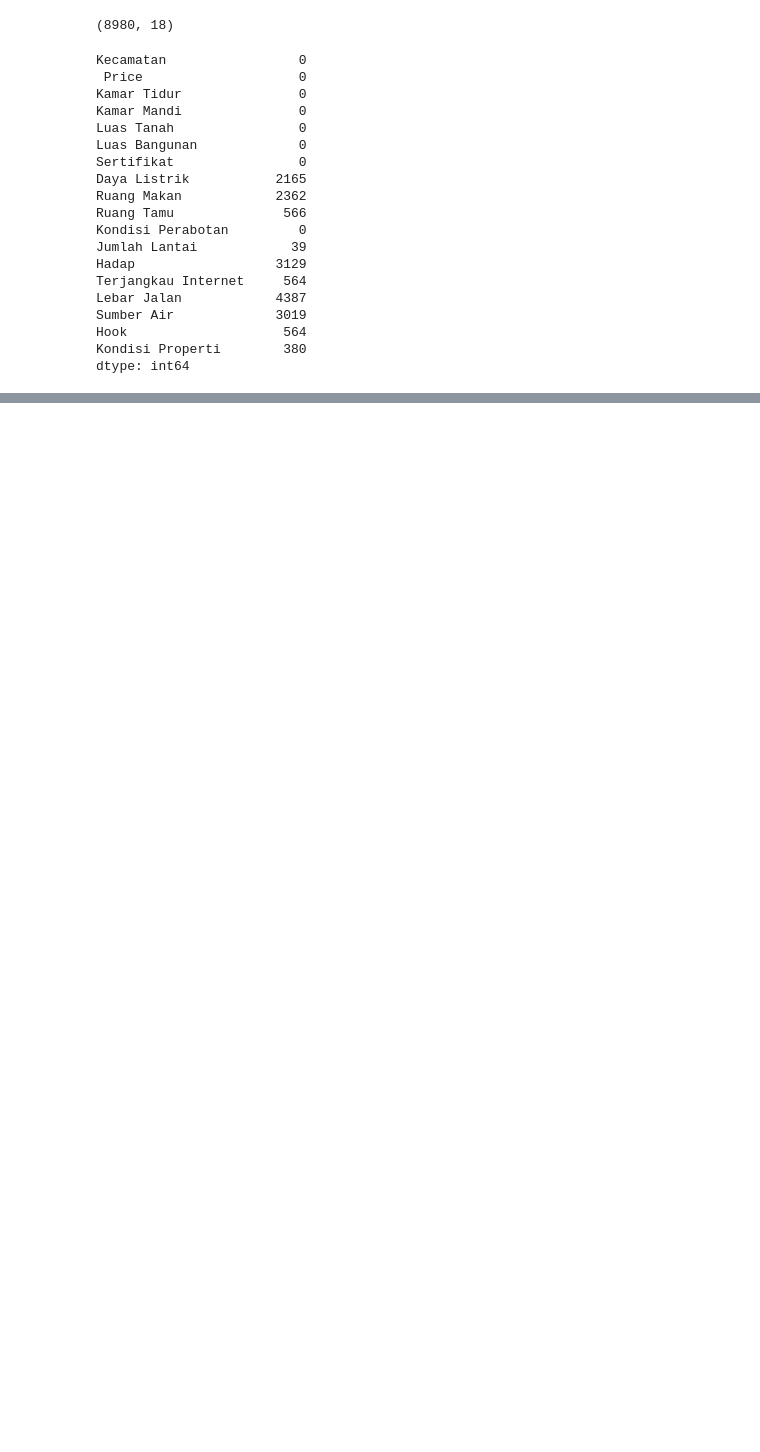
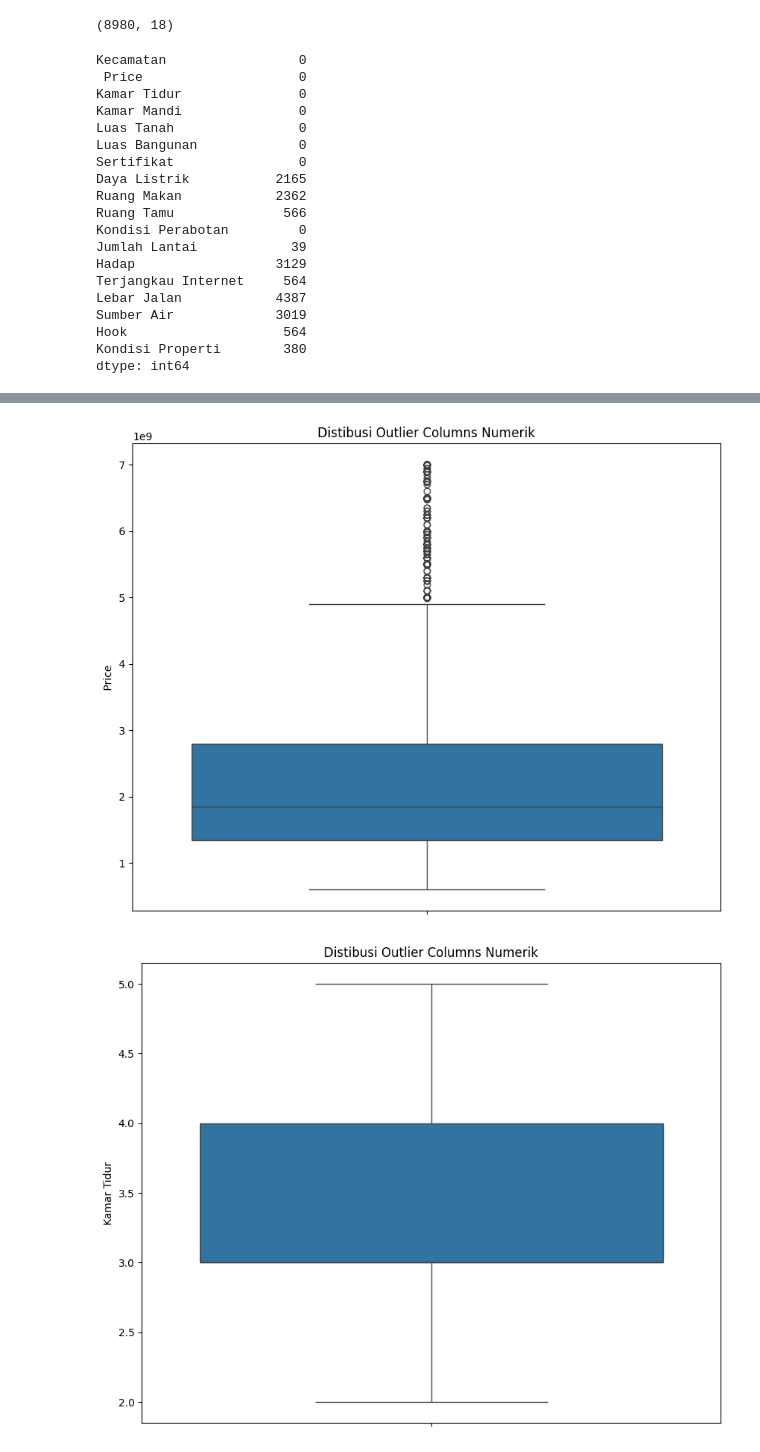
Before and after one commit to ghatpreneur/Pacman-Study-Case, a Jupyter notebook: House Surabaya/house surabaya.ipynb, the cells around one changed output, grey strips where cells are left out. Drawn from its saved outputs; the diff is of its cells as text; code cells hidden in the pictures; blank space fills up the shorter version.

```diff
--- a/House Surabaya/house surabaya.ipynb
+++ b/House Surabaya/house surabaya.ipynb
@@ -52,0 +694,12 @@ dtype: int64
+# %%
+# Cari IQR dan BATAS MAXIMUM
+IQR = Q3 - Q1
+max_bound = Q3 + 1.5*IQR
+min_bound = Q1 - 1.5*IQR
+
+min_bound_cleaned = min_bound.clip(lower=0)
+
+# Sekarang cetak hasilnya
+print(f"IQR:\n{IQR.round(2)}\n")
+print(f"Maximum Boundary:\n{max_bound.round(2)}\n")
+print(f"Minimum Boundary (Setelah dibersihkan):\n{min_bound_cleaned.round(2)}")
@@ -52,0 +724,6 @@ dtype: int64
+# %%
+outlier_clean = (house[numerical_columns] >= min_bound_cleaned) & (house[numerical_columns] <= max_bound)
+# %%
+no_outlier_row = outlier_clean.all(axis=1)
+# %%
+house = house[no_outlier_row]
@@ -52,0 +742,11 @@ dtype: int64
+# %%
+numerical_columns = house.select_dtypes(include=['number']).columns
+
+for feature in numerical_columns:
+ plt.figure(figsize=(10, 8))
+ sns.boxplot(y= house[feature])
+ plt.title("Distibusi Outlier Columns Numerik")
+ plt.show()
+# %% [output]
+[figure, added]
+[figure, added]
```
Also changed, not shown: parts of 86 cells of this notebook, 13 other files.
